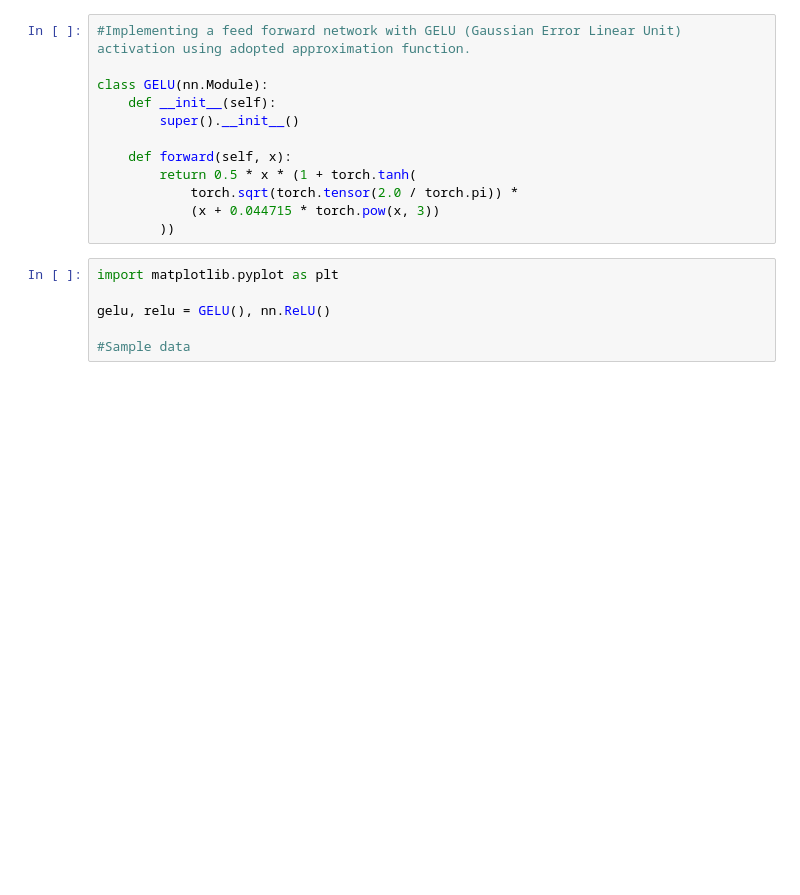
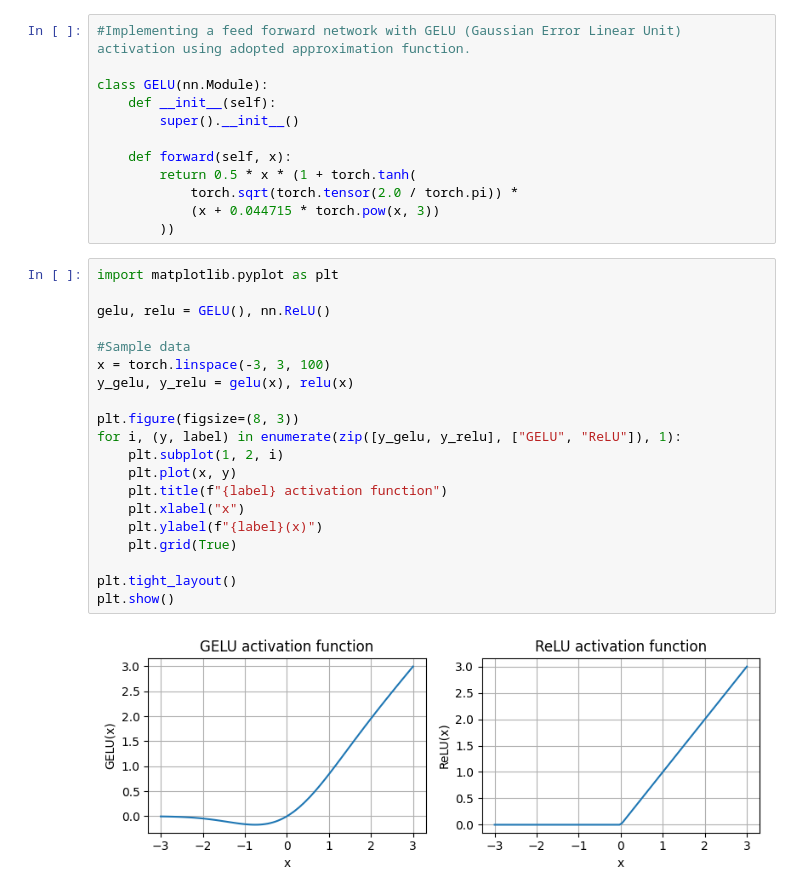
Before and after one commit to anupsharma555/language-models-psychiatry, a Jupyter notebook: gpt-from-scratch.ipynb, the cells around one changed output. Saved outputs shown, nothing was run; the diff lists cells and outputs as text; blank space fills up the shorter version.

```diff
--- a/gpt-from-scratch.ipynb
+++ b/gpt-from-scratch.ipynb
@@ -317,6 +317,22 @@ class GELU(nn.Module):
 # %%
 import matplotlib.pyplot as plt
 
 gelu, relu = GELU(), nn.ReLU()
 
 #Sample data
+x = torch.linspace(-3, 3, 100)
+y_gelu, y_relu = gelu(x), relu(x)
+
+plt.figure(figsize=(8, 3))
+for i, (y, label) in enumerate(zip([y_gelu, y_relu], ["GELU", "ReLU"]), 1):
+    plt.subplot(1, 2, i)
+    plt.plot(x, y)
+    plt.title(f"{label} activation function")
+    plt.xlabel("x")
+    plt.ylabel(f"{label}(x)")
+    plt.grid(True)
+
+plt.tight_layout()
+plt.show()
+# %% [output]
+[figure, added]
```
Also changed, not shown: parts of 6 cells of this notebook.
